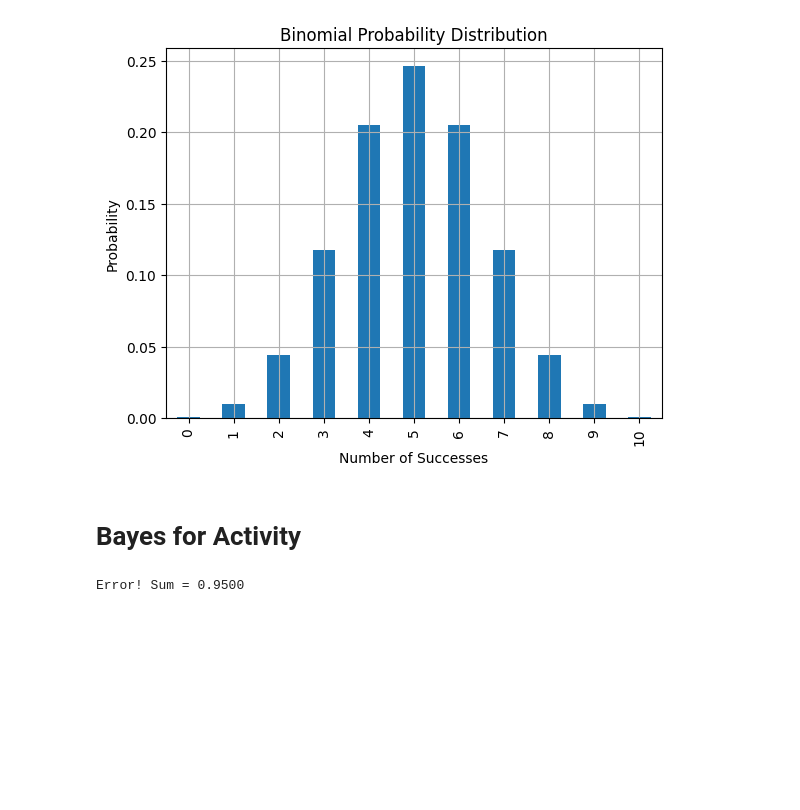
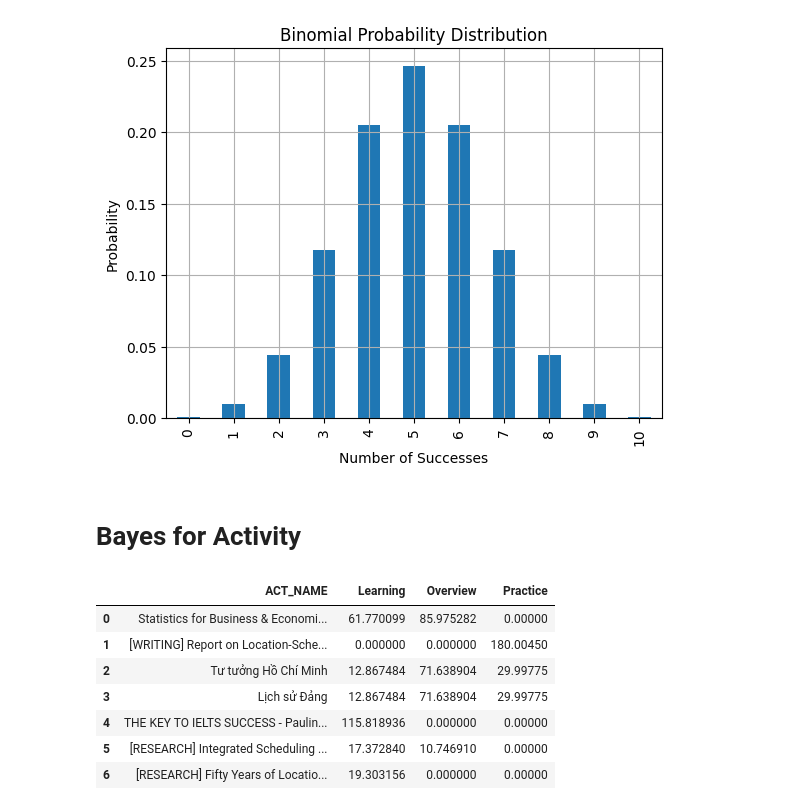
Before and after one commit to Bancie/LearningDB, a Jupyter notebook: data_analyst/distribution_analysis.ipynb, the cells around one changed output. Cells and saved outputs as stored; diff of their text form; code cells hidden in the pictures; blank space fills up the shorter version.

```diff
--- a/data_analyst/distribution_analysis.ipynb
+++ b/data_analyst/distribution_analysis.ipynb
@@ -95,7 +95,14 @@ plt.show()
 # Bayes for Activity
 # %%
 from package import bayes
-# %%
-bayes.check_prior()
-# %% [output]
-Error! Sum = 0.9500
+# %%
+bayes.run_bayes(240)
+# %% [output]
+|  | ACT_NAME | Learning | Overview | Practice |
+| 0 | Statistics for Business & Economi... | 61.770099 | 85.975282 | 0.00000 |
+| 1 | [WRITING] Report on Location-Sche... | 0.000000 | 0.000000 | 180.00450 |
+| 2 | Tư tưởng Hồ Chí Minh | 12.867484 | 71.638904 | 29.99775 |
+| 3 | Lịch sử Đảng | 12.867484 | 71.638904 | 29.99775 |
+| 4 | THE KEY TO IELTS SUCCESS - Paulin... | 115.818936 | 0.000000 | 0.00000 |
+| 5 | [RESEARCH] Integrated Scheduling ... | 17.372840 | 10.746910 | 0.00000 |
+| 6 | [RESEARCH] Fifty Years of Locatio... | 19.303156 | 0.000000 | 0.00000 |
```
Also changed, not shown: 1 other file.
